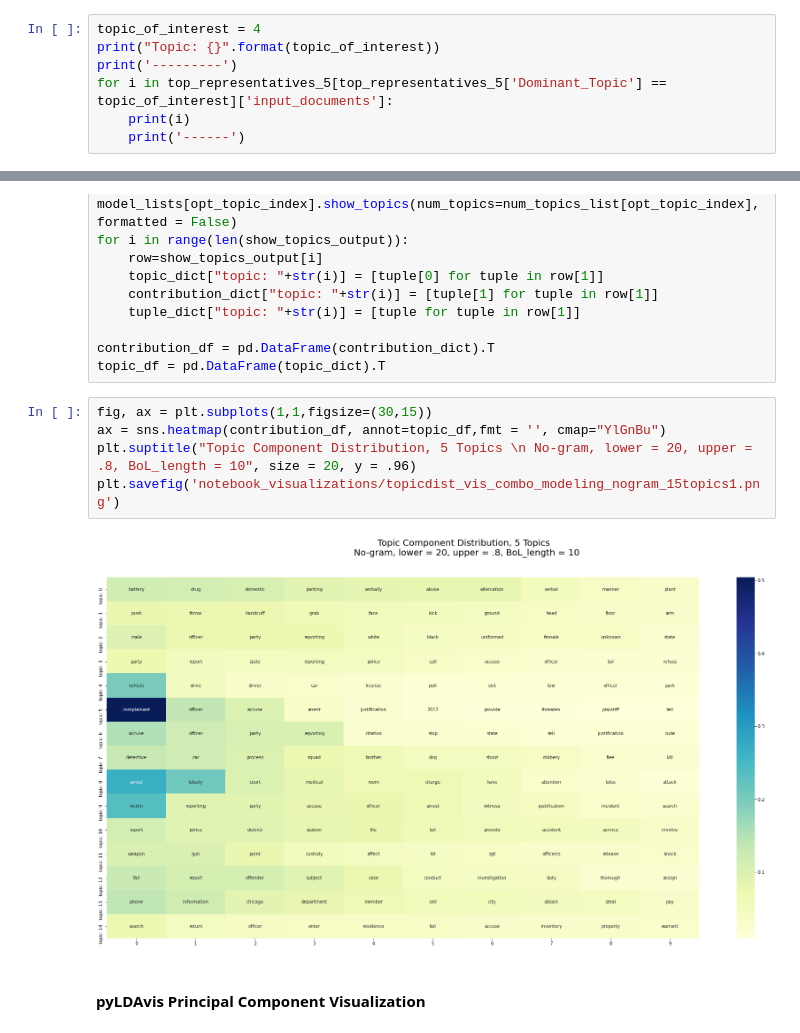
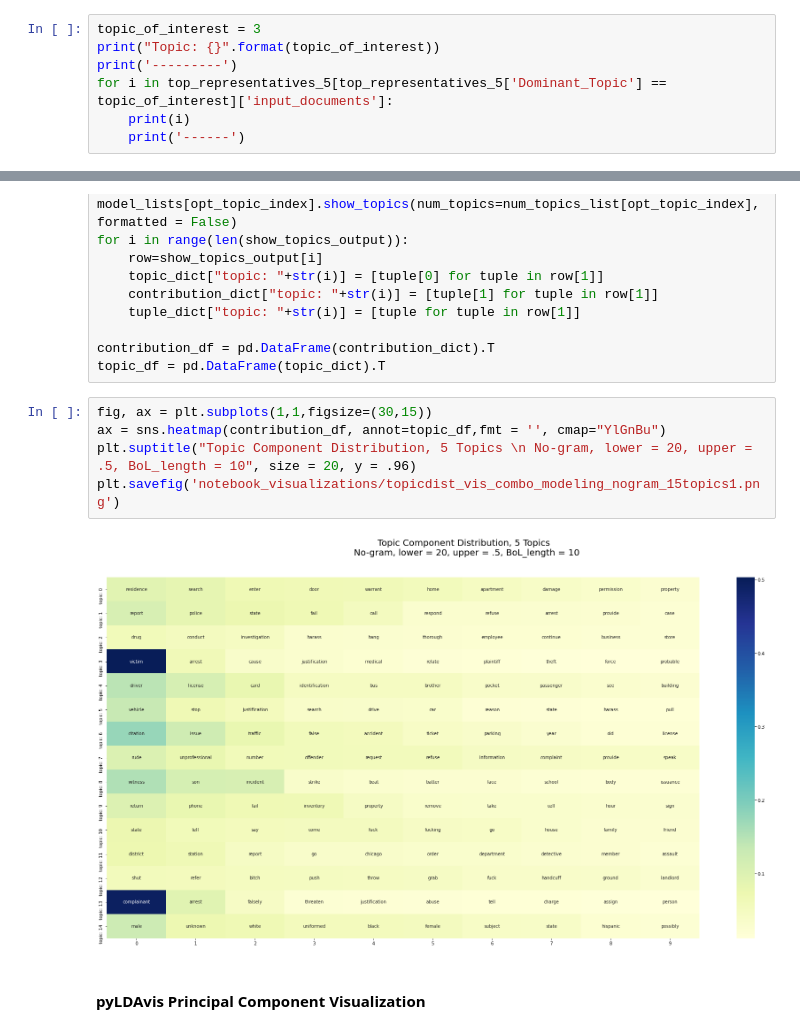
Before and after one commit to george-wood/misclass, a Jupyter notebook: src/LDA_modeldev_notebooks/LDA_combo_modeling_only_nogram.ipynb, the cells around one changed output, grey strips where cells are left out. Drawn from its saved outputs; the diff is of its cells as text.

```diff
--- a/src/LDA_modeldev_notebooks/LDA_combo_modeling_only_nogram.ipynb
+++ b/src/LDA_modeldev_notebooks/LDA_combo_modeling_only_nogram.ipynb
@@ -161,5 +163,5 @@ top_representatives_5[top_representatives_5['Dominant_Topic'] == 4].head(10)
 # %%
-topic_of_interest = 4
+topic_of_interest = 3
 print("Topic: {}".format(topic_of_interest))
 print('---------')
 for i in top_representatives_5[top_representatives_5['Dominant_Topic'] == topic_of_interest]['input_documents']:
@@ -279,10 +281,10 @@ topic_df = pd.DataFrame(topic_dict).T
 # %%
 fig, ax = plt.subplots(1,1,figsize=(30,15))
 ax = sns.heatmap(contribution_df, annot=topic_df,fmt = '', cmap="YlGnBu")
-plt.suptitle("Topic Component Distribution, 5 Topics \n No-gram, lower = 20, upper = .8, BoL_length = 10", size = 20, y = .96)
+plt.suptitle("Topic Component Distribution, 5 Topics \n No-gram, lower = 20, upper = .5, BoL_length = 10", size = 20, y = .96)
 plt.savefig('notebook_visualizations/topicdist_vis_combo_modeling_nogram_15topics1.png')
 # %% [output]
-[figure, old version]
+[figure, new version]
 # %% [markdown]
 #### pyLDAvis Principal Component Visualization
 # %%
```
Also changed, not shown: parts of 11 cells of this notebook, 4 other files.
